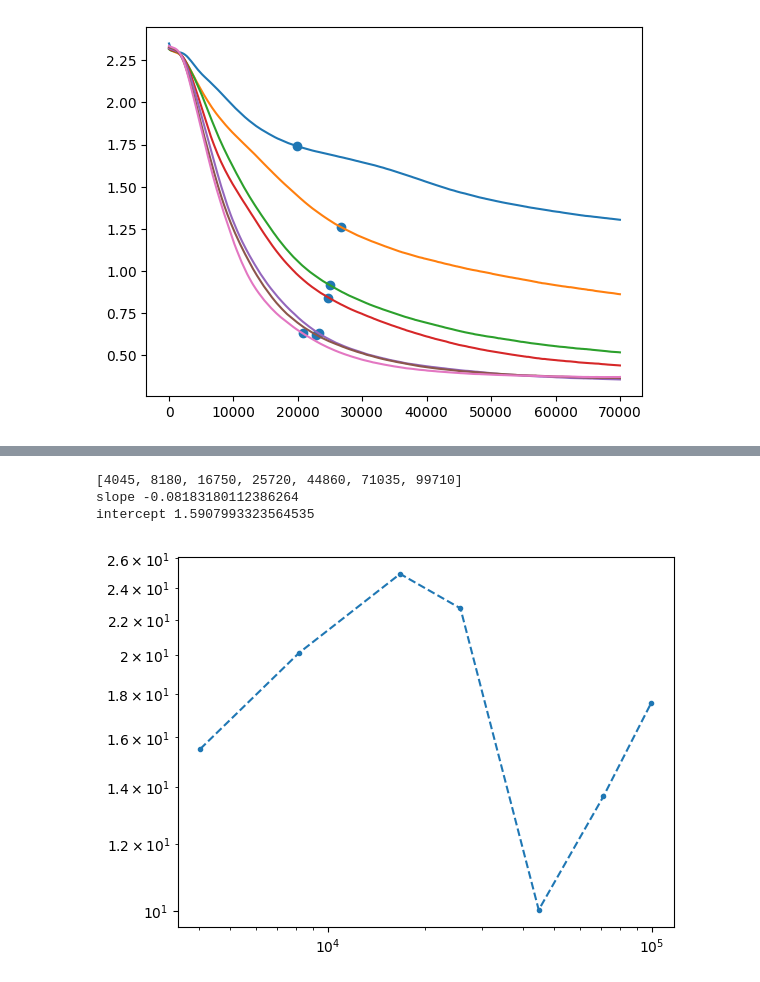
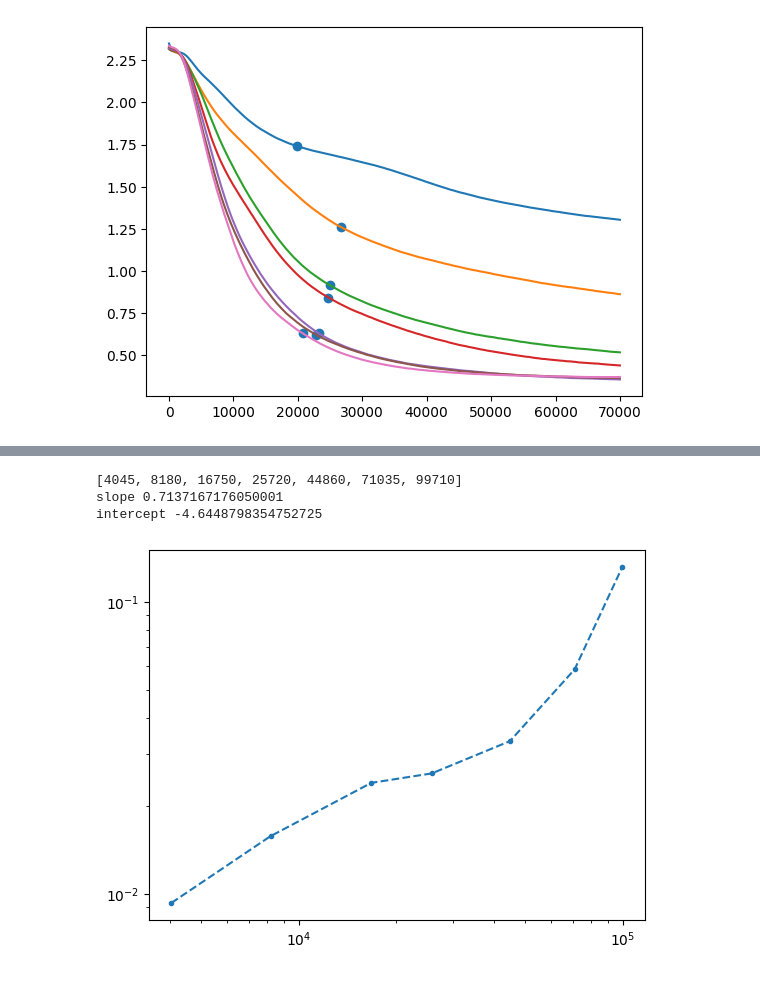
Before and after one commit to ASkalli/nonlinear_oscillator_network, a Jupyter notebook: MNIST/results/convergence_analysis.ipynb, the cells around one changed output, grey strips where cells are left out. Cells and saved outputs as stored; diff of their text form; code cells hidden in the pictures.

```diff
--- a/MNIST/results/convergence_analysis.ipynb
+++ b/MNIST/results/convergence_analysis.ipynb
@@ -155,6 +155,15 @@ plt.scatter(e_conv4,loss_vec[e_conv4])
 ### Knee method below works quite well and is consistent
 - it measures the distance from the normalized loss curve to a diagonal knee is reached when distance is max
 # %%
+
+test_loss_mat = np.zeros((len(N_neurons_vec),len(avg_results_PEPG[0]['test_loss'])))
+train_loss_mat = np.zeros((len(N_neurons_vec),len(avg_results_PEPG[0]['train_loss'])))
+
+for k,D in enumerate(avg_results_PEPG):
+
+    test_loss_mat[k,:] = D['test_loss']
+    train_loss_mat[k,:] = D['train_loss']
+
 
 test_loss_smooth = scipy.signal.savgol_filter(test_loss_mat,window_length=100,polyorder=3,axis=-1)
 knee_idx_PEPG = []
@@ -171,9 +180,11 @@ for k in range(len(N_neurons_vec)):
 
     knee_idx_PEPG.append(int(kneedle.knee + idx_start))
 
+loss_PEPG_conv = test_loss_smooth[np.arange(len(N_neurons_vec)),knee_idx_PEPG]
+
 knee_idx_PEPG = np.array(knee_idx_PEPG)
 plt.loglog(test_loss_smooth.T)
-plt.scatter(knee_idx_PEPG,test_loss_smooth[np.arange(len(N_neurons_vec)),knee_idx_PEPG])
+plt.scatter(knee_idx_PEPG,loss_PEPG_conv)
 # %% [output]
 <matplotlib.collections.PathCollection at 0x...>
 [figure]
@@ -323,13 +293,13 @@ fig, axs = plt.subplots(1, 2, figsize=(10, 4))  # 1 row, 2 columns
 
 for k, n_neurons in enumerate(N_neurons_vec):
     # Train loss
-    axs[0].plot(results_SPSA[k]['train_loss'], label=f"{n_neurons}")
+    axs[0].plot(avg_results_SPSA[k]['train_loss'], label=f"{n_neurons}")
     axs[0].set_title("Train Loss")
     axs[0].set_xlabel("Epoch")
     axs[0].set_ylabel("Loss")
 
     # Test loss
-    axs[1].plot(results_SPSA[k]['test_loss'], label=f"{n_neurons}")
+    axs[1].plot(avg_results_SPSA[k]['test_loss'], label=f"{n_neurons}")
     axs[1].set_title("Test Loss")
     axs[1].set_xlabel("Epoch")
     axs[1].set_ylabel("Loss")
@@ -411,7 +375,7 @@ for k,D in enumerate(avg_results_BP):
 
 
 
-idx_start = 0
+idx_start = 100
 test_loss_smooth = scipy.signal.savgol_filter(test_loss_mat,window_length=100,polyorder=3,axis=-1)
 knee_idx_BP = []
 for k in range(len(N_neurons_vec)):
@@ -426,7 +390,8 @@ for k in range(len(N_neurons_vec)):
     knee_idx_BP.append(int(kneedle.knee + idx_start))
 
 knee_idx_BP = np.array(knee_idx_BP)
-plt.plot(test_loss_smooth.T)
-plt.scatter(knee_idx_BP,test_loss_smooth[np.arange(len(N_neurons_vec)),knee_idx_BP])
+loss_BP_conv = test_loss_smooth[np.arange(len(N_neurons_vec)),knee_idx_BP]
+plt.loglog(test_loss_smooth.T)
+plt.scatter(knee_idx_BP,loss_BP_conv)
 # %% [output]
 <matplotlib.collections.PathCollection at 0x...>
@@ -434,25 +403,25 @@ plt.scatter(knee_idx_BP,test_loss_smooth[np.arange(len(N_neurons_vec)),knee_idx_
 # %%
 N_dim_vec = []
 for k in range(len(avg_results_BP)):
     N_dim = int(avg_results_BP[k]['n_params'])
     N_dim_vec.append(N_dim)
 #N_dim_vec = [4045, 8180, 16750, 25720, 44860, 71035, 99710]
 
 print(N_dim_vec)
 # peak memory data below was measured with the following terminal command  : "scalene --html memory_profile_SPSA.py" only need to change N_dim in the .py script repeatedly
 #added tracemalloc memory profiling because scalene does not monitor such a low memory usage per epoch
-BP_mem_perepoch = [0.016,0.033,0.067,0.1,0.179, 0.284, 0.399]
+BP_mem_perepoch = np.array([0.016,0.033,0.067, 0.1, 0.179, 0.284, 0.399])/2/1000
 
 #BP_mem_perepoch = [0.193,0.193, 0.45,1.049 ,3.3 ,6.2,6.618] # cost in MB more accurate
 
 BP_cost_to_conv = BP_mem_perepoch * knee_idx_BP
 plt.loglog(N_dim_vec,BP_cost_to_conv,'--.')
 
-a, b = np.polyfit(np.log10(N_dim_vec), np.log10(BP_cost_to_conv), 1)  # linear fit
-print(f'slope {a}')
-print(f'intercept {b}')
+a_BP, b_BP = np.polyfit(np.log10(N_dim_vec), np.log10(BP_cost_to_conv), 1)  # linear fit
+print(f'slope {a_BP}')
+print(f'intercept {b_BP}')
 # %% [output]
 [4045, 8180, 16750, 25720, 44860, 71035, 99710]
-slope -0.08183180112386264
-intercept 1.5907993323564535
+slope 0.7137167176050001
+intercept -4.6448798354752725
-[figure, old version]
+[figure, new version]
```
Also changed, not shown: parts of 18 cells of this notebook, 3 other files.
